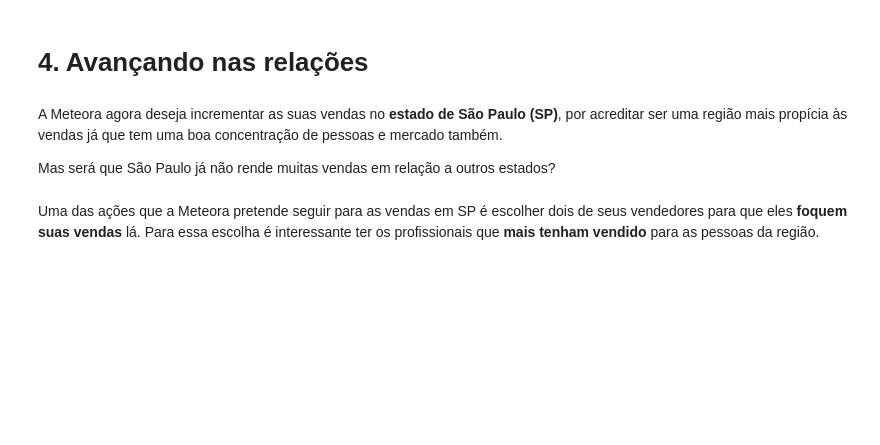
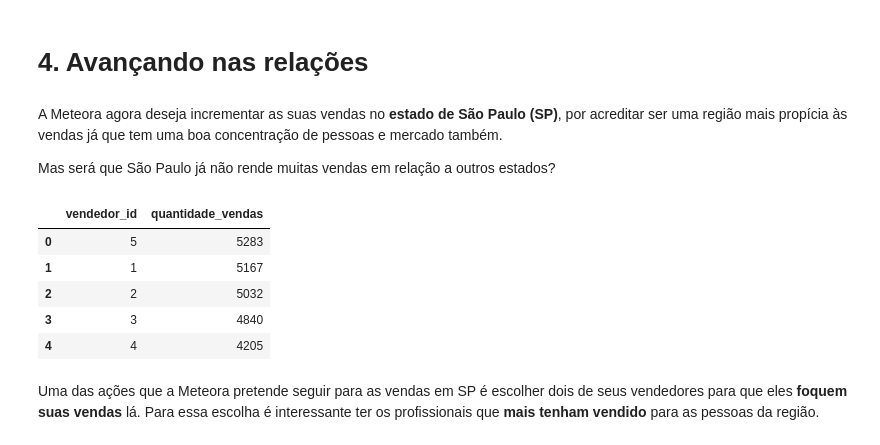
Before and after one commit to renatamontanhana/Python_e_SQL, a Jupyter notebook: Notebook_SQL_e_Python.ipynb, the cells around one changed output. Cells and saved outputs as stored; diff of their text form; code cells hidden in the pictures; blank space fills up the shorter version.

```diff
--- a/Notebook_SQL_e_Python.ipynb
+++ b/Notebook_SQL_e_Python.ipynb
@@ -412,5 +412,20 @@ sql_df(query)
 A Meteora agora deseja incrementar as suas vendas no **estado de São Paulo (SP)**, por acreditar ser uma região mais propícia às vendas já que tem uma boa concentração de pessoas e mercado também.
 
 Mas será que São Paulo já não rende muitas vendas em relação a outros estados?
+# %%
+query = '''SELECT PEDIDOS.VENDEDOR_ID, COUNT(*) AS quantidade_vendas
+FROM PEDIDOS
+JOIN ITENS_PEDIDOS ON ITENS_PEDIDOS.PEDIDO_ID = PEDIDOS.PEDIDO_ID
+GROUP BY PEDIDOS.VENDEDOR_ID
+ORDER BY quantidade_vendas DESC;
+'''
+sql_df(query)
+# %% [output]
+|  | vendedor_id | quantidade_vendas |
+| 0 | 5 | 5283 |
+| 1 | 1 | 5167 |
+| 2 | 2 | 5032 |
+| 3 | 3 | 4840 |
+| 4 | 4 | 4205 |
 # %% [markdown]
 Uma das ações que a Meteora pretende seguir para as vendas em SP é escolher dois de seus vendedores para que eles **foquem suas vendas** lá. Para essa escolha é interessante ter os profissionais que **mais tenham vendido** para as pessoas da região.
```
